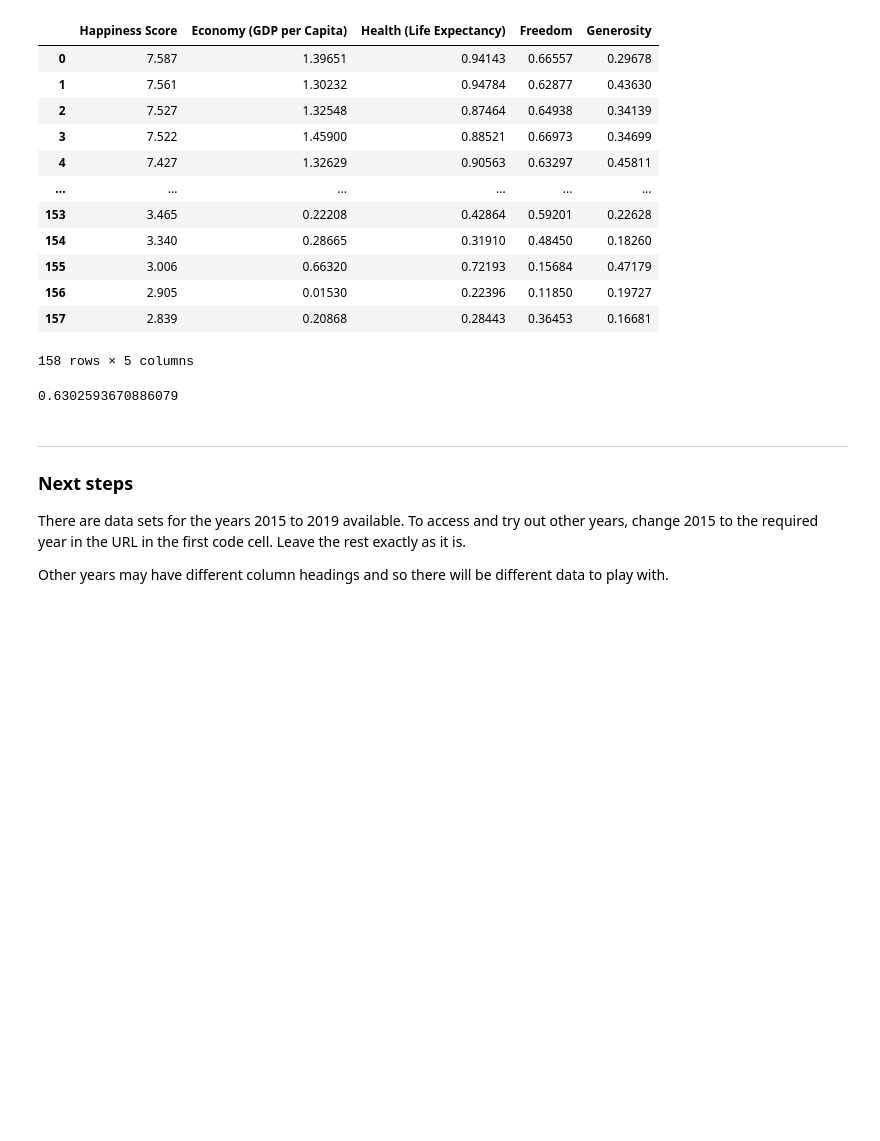
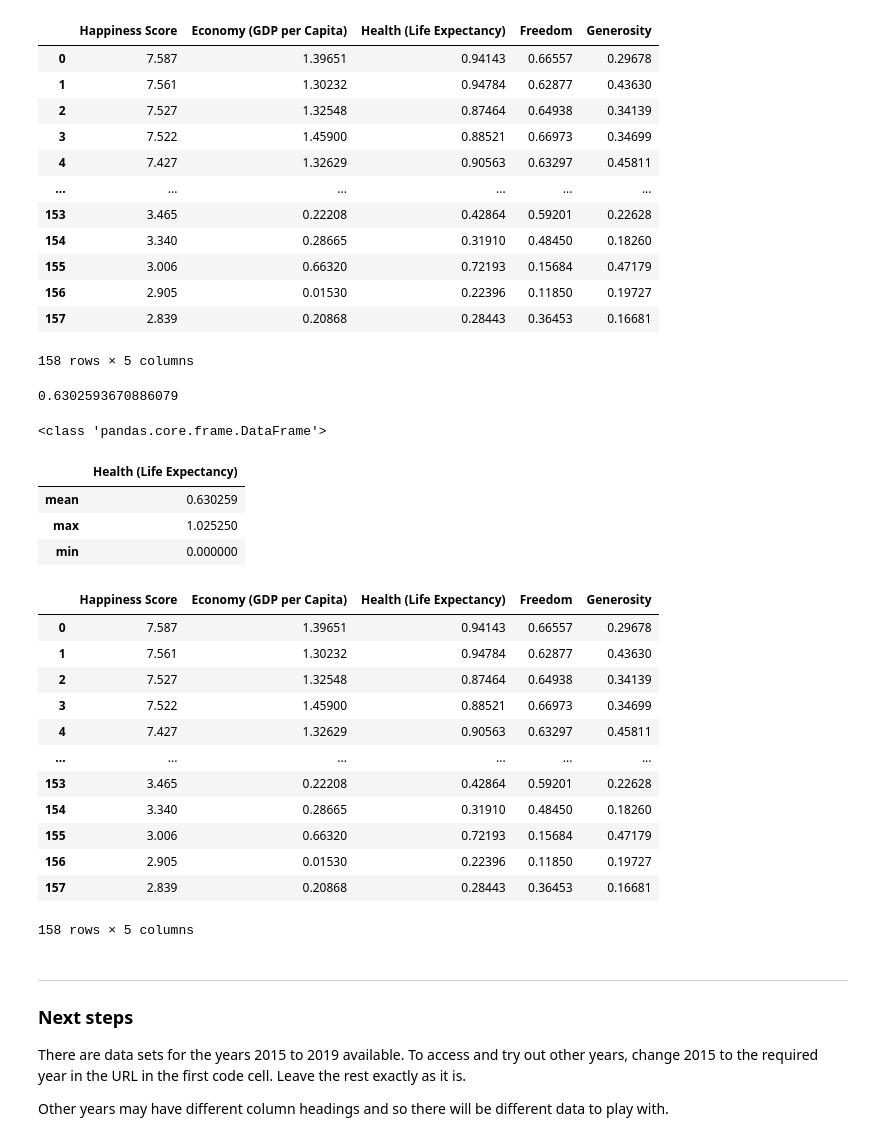
Before and after one commit to Jojomaque/DataScience, a Jupyter notebook: JojoHow_happy_is_the_world.ipynb, the cells around one changed output. Drawn from its saved outputs; the diff is of its cells as text; code cells hidden in the pictures; blank space fills up the shorter version.

```diff
--- a/JojoHow_happy_is_the_world.ipynb
+++ b/JojoHow_happy_is_the_world.ipynb
@@ -154,6 +154,33 @@ subset
 subset['Health (Life Expectancy)'].mean()
 # %% [output]
 0.6302593670886079
+# %%
+# creating a new dataframe to display summary statistics
+data_1 = subset.agg({'Health (Life Expectancy)': ['mean', 'max', 'min']})
+print(type(data_1))
+display(data_1)
+# obj or dict = {}
+# list or index = []
+# tuple or method call = ()
+# %% [output]
+<class 'pandas.core.frame.DataFrame'>
+|  | Health (Life Expectancy) |
+| mean | 0.630259 |
+| max | 1.025250 |
+| min | 0.000000 |
+|  | Happiness Score | Economy (GDP per Capita) | Health (Life Expectancy) | Freedom | Generosity |
+| 0 | 7.587 | 1.39651 | 0.94143 | 0.66557 | 0.29678 |
+| 1 | 7.561 | 1.30232 | 0.94784 | 0.62877 | 0.43630 |
+| 2 | 7.527 | 1.32548 | 0.87464 | 0.64938 | 0.34139 |
+| 3 | 7.522 | 1.45900 | 0.88521 | 0.66973 | 0.34699 |
+| 4 | 7.427 | 1.32629 | 0.90563 | 0.63297 | 0.45811 |
+| ... | ... | ... | ... | ... | ... |
+| 153 | 3.465 | 0.22208 | 0.42864 | 0.59201 | 0.22628 |
+| 154 | 3.340 | 0.28665 | 0.31910 | 0.48450 | 0.18260 |
+| 155 | 3.006 | 0.66320 | 0.72193 | 0.15684 | 0.47179 |
+| 156 | 2.905 | 0.01530 | 0.22396 | 0.11850 | 0.19727 |
+| 157 | 2.839 | 0.20868 | 0.28443 | 0.36453 | 0.16681 |
+158 rows × 5 columns
 # %% [markdown]
 ---
 ### Next steps
```
Also changed, not shown: parts of 1 cell of this notebook.
